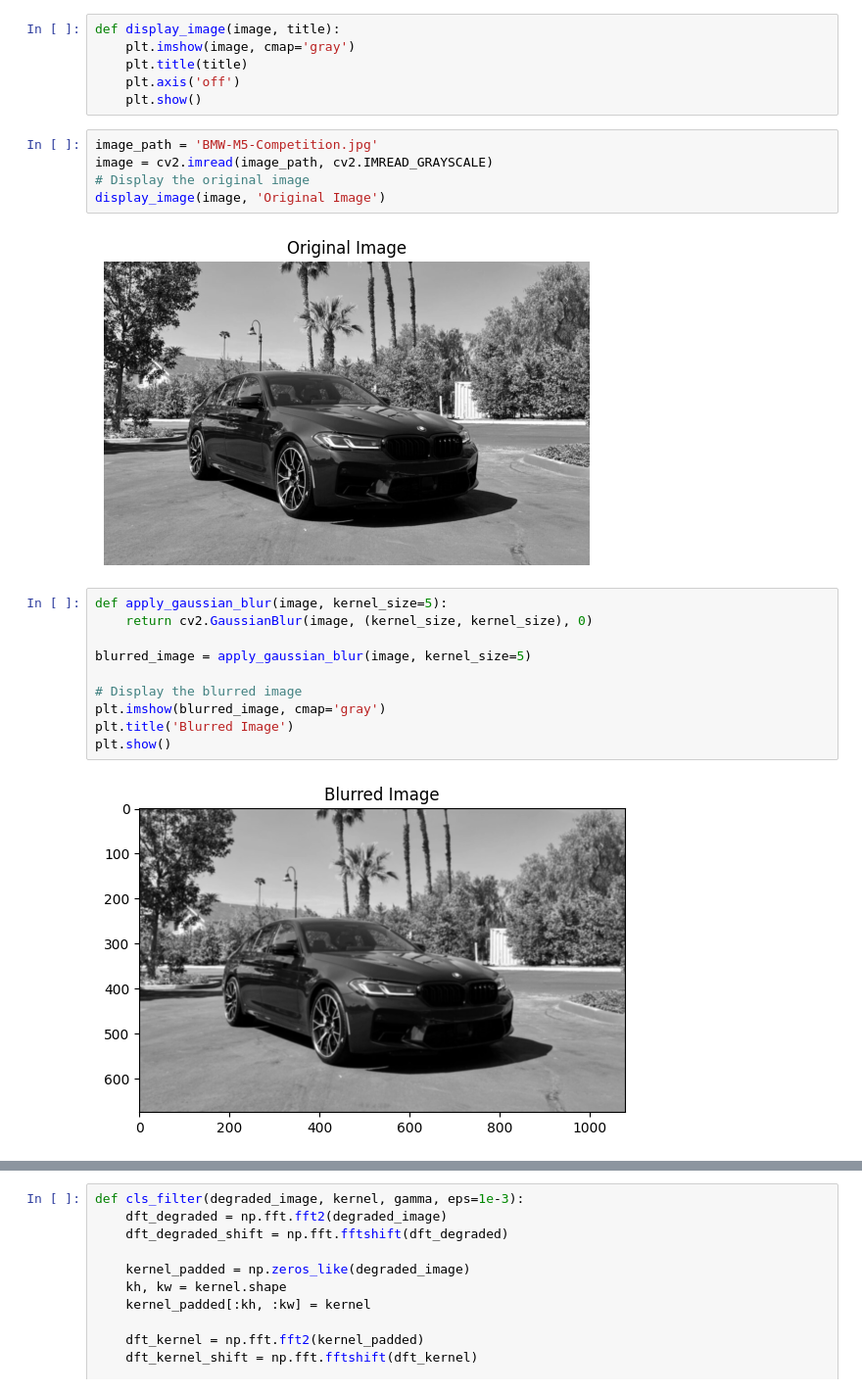
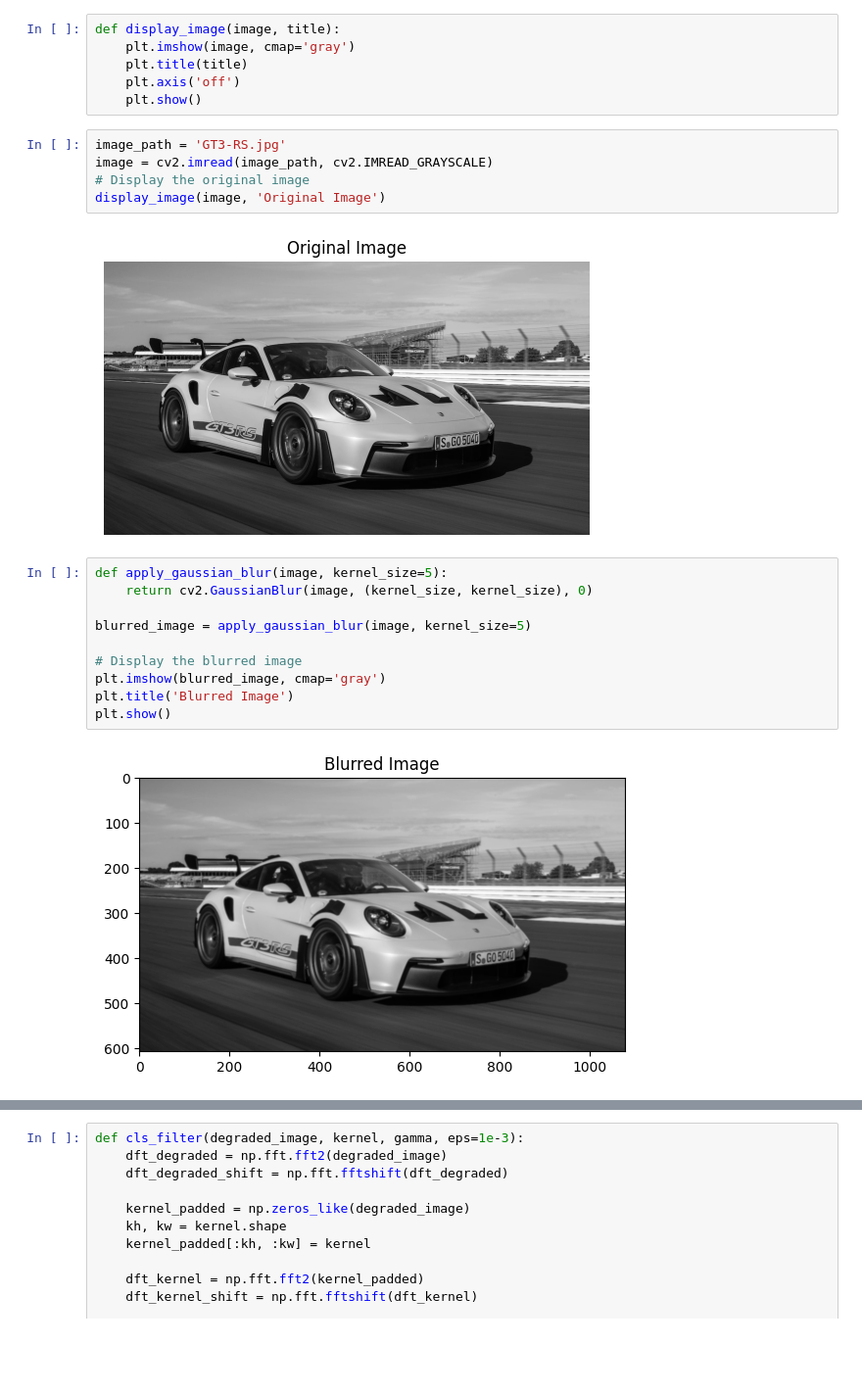
Before and after one commit to vikram-vikky2002/Image-Processing-notes-and-guide, a Jupyter notebook: Task6.ipynb, the cells around one changed output, grey strips where cells are left out. Shown at 98% size. Saved outputs shown, nothing was run; the diff lists cells and outputs as text; blank space fills up the shorter version.

```diff
--- a/Task6.ipynb
+++ b/Task6.ipynb
@@ -484,12 +484,12 @@ def display_image(image, title):
     plt.axis('off')
     plt.show()
 # %%
-image_path = 'BMW-M5-Competition.jpg'
+image_path = 'GT3-RS.jpg'
 image = cv2.imread(image_path, cv2.IMREAD_GRAYSCALE)
 # Display the original image
 display_image(image, 'Original Image')
 # %% [output]
-[figure, old version]
+[figure, new version]
 # %%
 def apply_gaussian_blur(image, kernel_size=5):
     return cv2.GaussianBlur(image, (kernel_size, kernel_size), 0)
@@ -501,7 +501,7 @@ plt.imshow(blurred_image, cmap='gray')
 plt.title('Blurred Image')
 plt.show()
 # %% [output]
-[figure, old version]
+[figure, new version]
 # %%
 def add_salt_and_pepper_noise(image, salt_prob=0.01, pepper_prob=0.01):
     noisy = np.copy(image)
```
Also changed, not shown: parts of 4 cells of this notebook, 3 other files.
